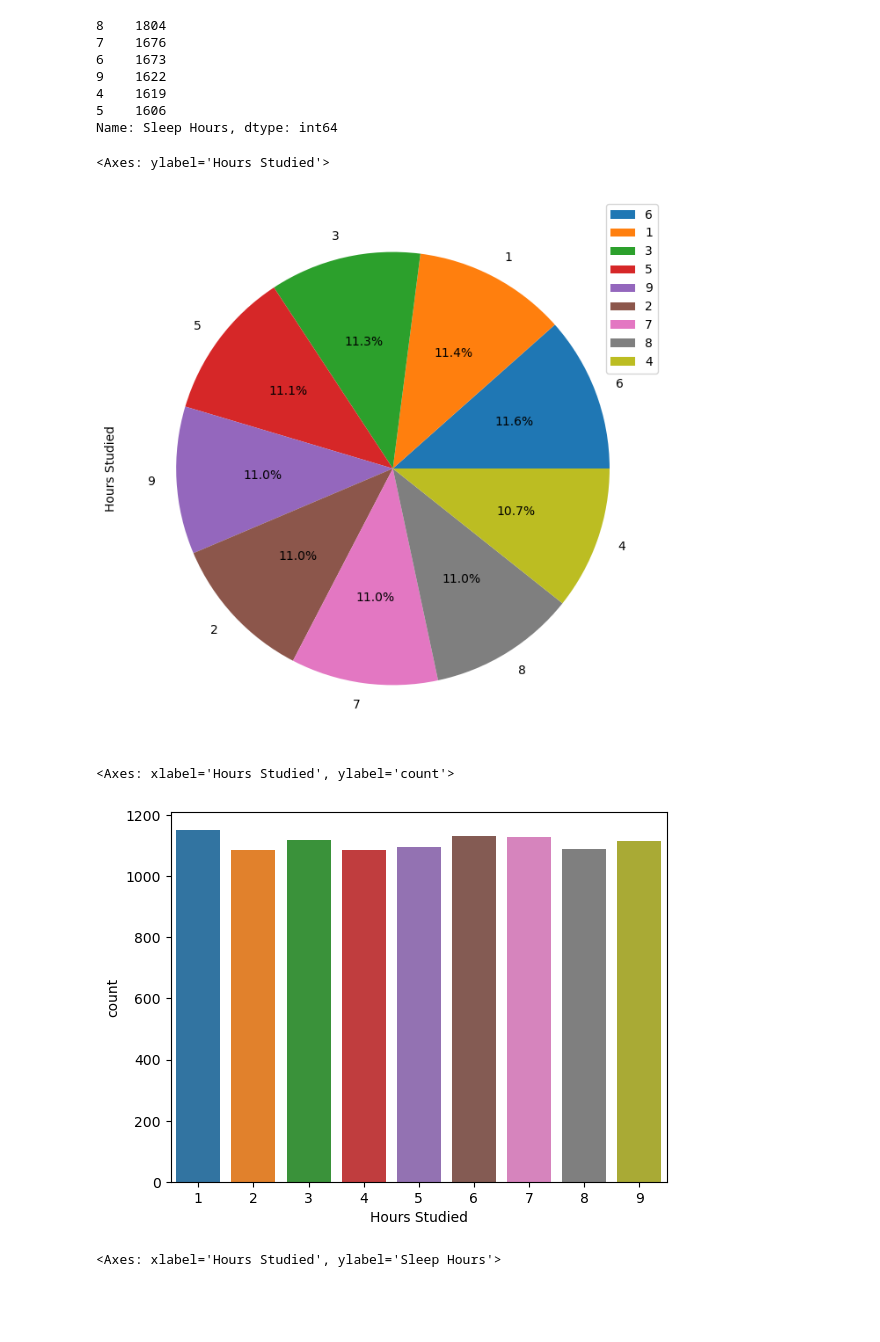
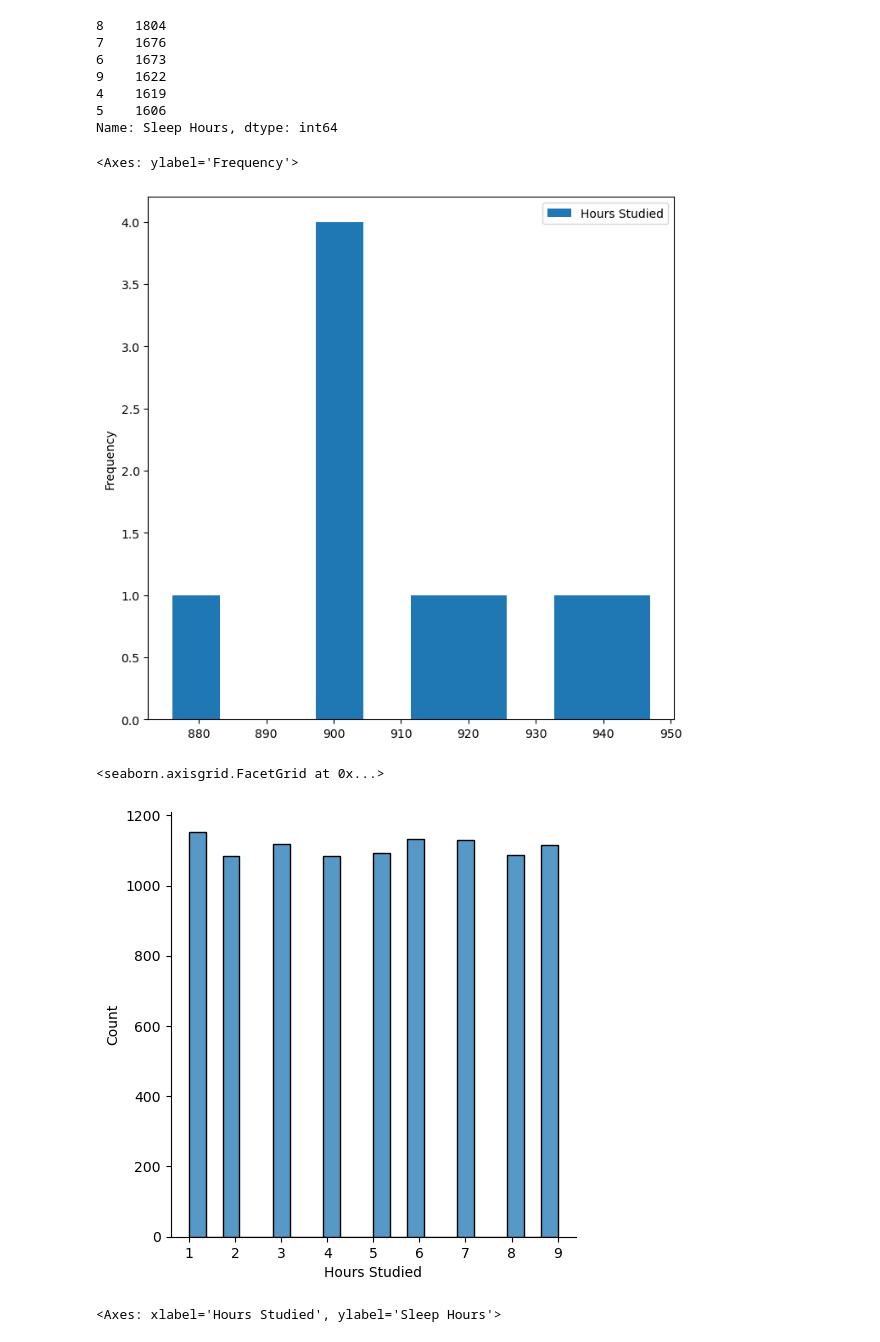
Before and after one commit to life-agrees/student_perfomance_using_Linear_Regression-, a Jupyter notebook: Student_peformance_linearRegression.ipynb, the cells around one changed output. Drawn from its saved outputs; the diff is of its cells as text; code cells hidden in the pictures; blank space fills up the shorter version.

```diff
--- a/Student_peformance_linearRegression.ipynb
+++ b/Student_peformance_linearRegression.ipynb
@@ -134,15 +134,15 @@ stud_perf['Sleep Hours'].value_counts()
 5    1606
 Name: Sleep Hours, dtype: int64
 # %%
-stud_perf[stud_perf['Previous Scores']>50]['Hours Studied'].value_counts().plot(kind = "pie",legend = True,autopct = '%3.1f%%',figsize=(8,8),fontsize=(10))
+stud_perf[stud_perf['Previous Scores']>50]['Hours Studied'].value_counts().plot(kind = "hist",legend = True,figsize=(8,8),fontsize=(10))
 # %% [output]
-<Axes: ylabel='Hours Studied'>
+<Axes: ylabel='Frequency'>
-[figure, old version]
+[figure, new version]
 # %%
-sns.countplot(data = stud_perf,x = 'Hours Studied')
+sns.displot(data = stud_perf,x = 'Hours Studied')
 # %% [output]
-<Axes: xlabel='Hours Studied', ylabel='count'>
+<seaborn.axisgrid.FacetGrid at 0x...>
-[figure, old version]
+[figure, new version]
 # %%
 sns.boxplot(data = stud_perf, x = 'Hours Studied',y = 'Sleep Hours')
 # %% [output]
```
Also changed, not shown: parts of 8 cells of this notebook.
